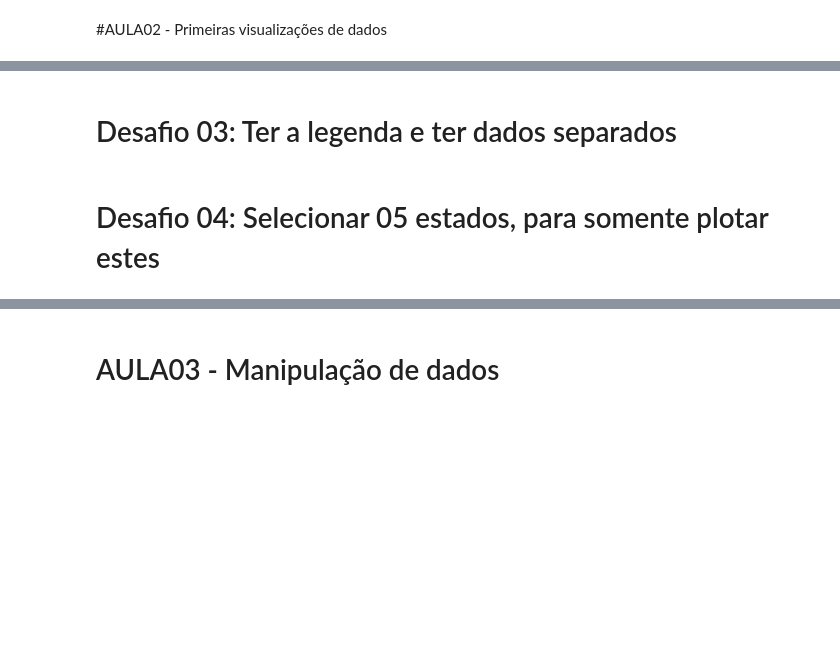
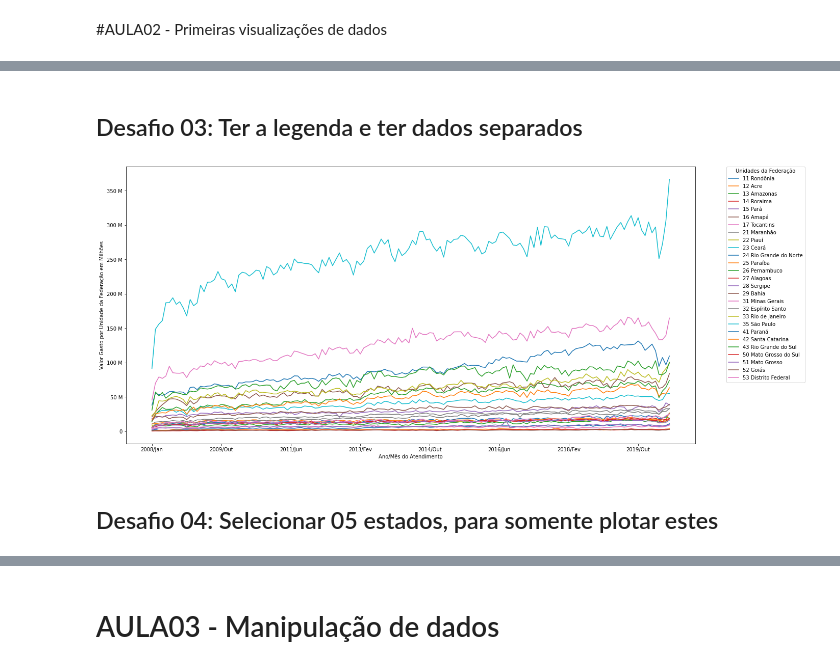
Before and after one commit to RianBrug/bootcamp-datascience-alura, a Jupyter notebook: bootcamp_ds_rian_modulo1.ipynb, the cells around one changed output, grey strips where cells are left out. Saved outputs shown, nothing was run; the diff lists cells and outputs as text; code cells hidden in the pictures; blank space fills up the shorter version.

Commit message:
code refactor in aula03; improved graph display; CSV data gathering from git repo instead googleDrive

```diff
--- a/bootcamp_ds_rian_modulo1.ipynb
+++ b/bootcamp_ds_rian_modulo1.ipynb
@@ -135,8 +135,8 @@ import pandas as pd
 
 ##importando dados por ano/mes processamento
 
-dados = pd.read_csv("/content/procedimento-hospitalares-sus-por-local-internacao-valor-total-por-ano-mes-processamento.csv", encoding="ISO-8859-1",
-                    skiprows = 3, sep=";", skipfooter=12,
-                    thousands=".", decimal=",")
-dados
+dados = pd.read_csv("https://raw.githubusercontent.com/RianBrug/bootcamp-datascience-alura/main/procedimento-hospitalares-sus-por-local-internacao-valor-total-por-ano-mes-processamento.csv",
+                    encoding="ISO-8859-1", skiprows = 3, sep=";",
+                    skipfooter=12, thousands=".", decimal=",")
+dados.head()
 # %% [output]
@@ -177,2 +252,2 @@ usaveis.T.plot(figsize=(16,10))
 # %% [markdown]
-# Desafio 03: Ter a legenda e ter dados separados
+## Desafio 03: Ter a legenda e ter dados separados
@@ -182,2 +254,11 @@ plt.legend(bbox_to_anchor=(1.04,1), loc="upper left")
+# %%
+ax = usaveis.T.plot(figsize=(20,10))
+ax.yaxis.set_major_formatter(ticker.EngFormatter())
+plt.legend(bbox_to_anchor=(1.05,1.01), title="Unidades da Federação", loc="upper left")
+plt.ylabel("Valor Gasto por Unidade da Federação em Milhões")
+plt.xlabel("Ano/Mês do Atendimento")
+plt.show()
+# %% [output]
+[figure, added]
 # %% [markdown]
-# Desafio 04: Selecionar 05 estados, para somente plotar estes
+## Desafio 04: Selecionar 05 estados, para somente plotar estes
```
Also changed, not shown: parts of 22 cells of this notebook.
